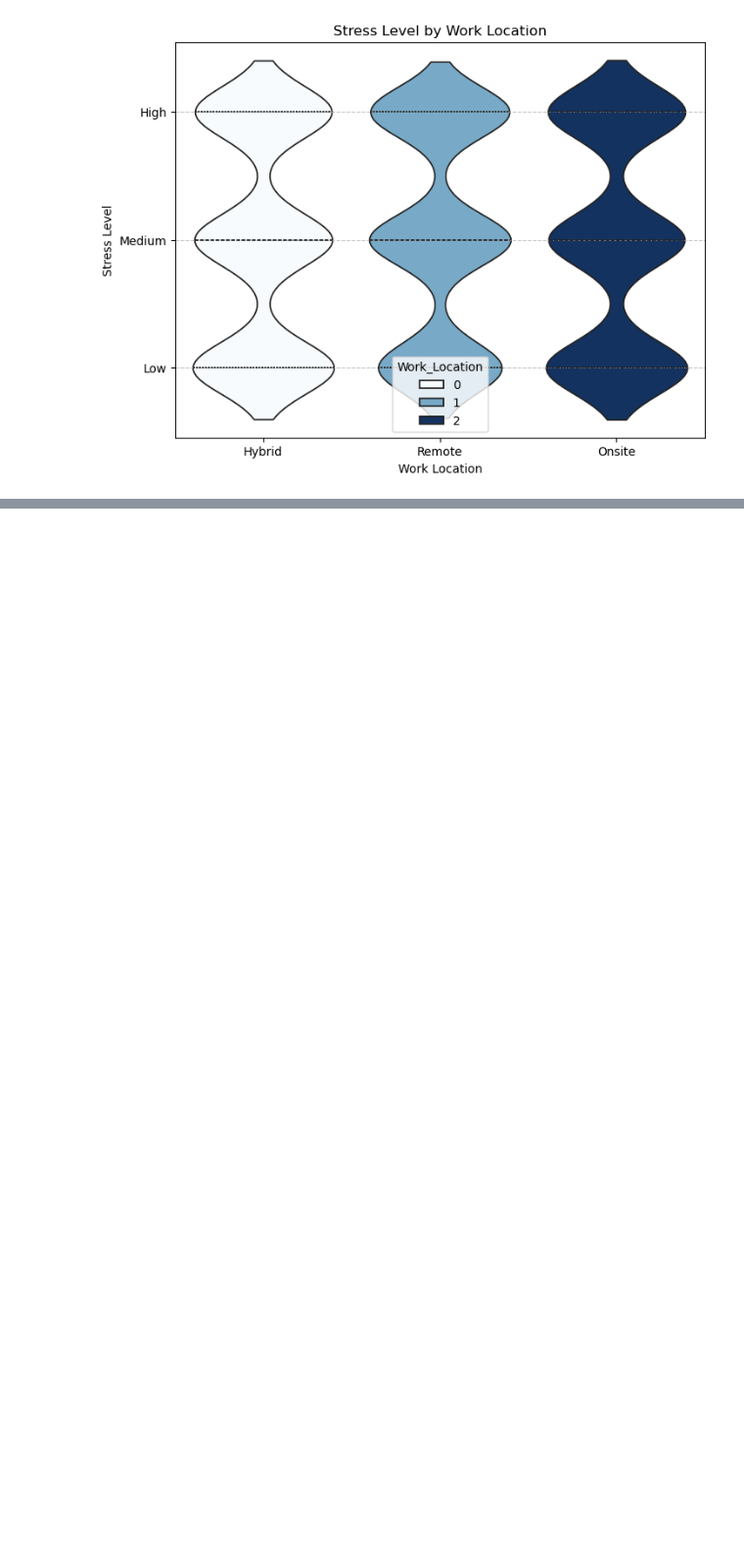
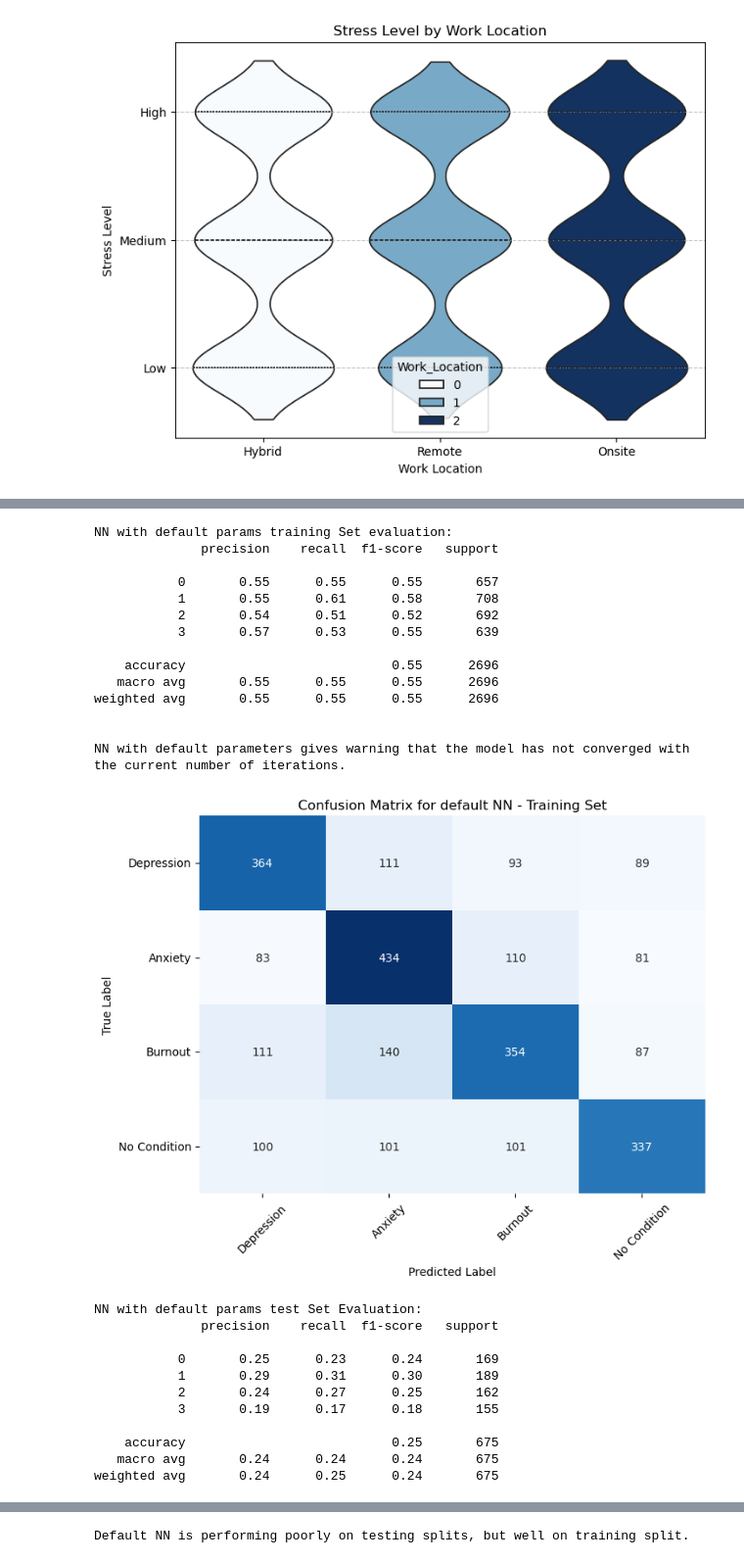
Before and after one commit to johnnyhuyhuynh/MindSpace, a Jupyter notebook: MindSpace-test.ipynb, the cells around one changed output, grey strips where cells are left out. Shown at 98% size. Saved outputs shown, nothing was run; the diff lists cells and outputs as text; code cells hidden in the pictures; blank space fills up the shorter version.

Commit message:
NN, currently overfitting training data

```diff
--- a/MindSpace-test.ipynb
+++ b/MindSpace-test.ipynb
@@ -778,0 +781,78 @@ plt.show()
+# %%
+## Nueral Network (Mohand) ##
+from sklearn.model_selection import train_test_split, GridSearchCV, StratifiedKFold
+from sklearn.metrics import confusion_matrix, classification_report
+from sklearn.neural_network import MLPClassifier
+from sklearn.preprocessing import StandardScaler
+
+# Reusable function to display the confusion matrix
+def plot_confusion_matrix(y_true, y_pred, title='Confusion Matrix'):
+    cm = confusion_matrix(y_true, y_pred)
+
+    # Create the plot
+    plt.figure(figsize=(8, 6))
+    sns.heatmap(cm, annot=True, fmt='d', cmap='Blues', cbar=False,
+                xticklabels=['Depression', 'Anxiety', 'Burnout', 'No Condition'], yticklabels=['Depression', 'Anxiety', 'Burnout', 'No Condition'])
+    plt.title(title)
+    plt.xlabel('Predicted Label')
+    plt.ylabel('True Label')
+    plt.xticks(rotation=45)
+    plt.yticks(rotation=0)
+    plt.grid(False)
+    plt.show()
+
+# Split df into features and target (X, y)
+X = df.drop('Mental_Health_Condition', axis=1)
+y = df['Mental_Health_Condition']
+
+# Scale features with standard sclaer
+scaler = StandardScaler()
+X = scaler.fit_transform(X)
+
+# Split data into training and testing sets
+X_trainNN, X_testNN, y_trainNN, y_testNN = train_test_split(X, y, train_size=0.8)
+
+# NN with default params and train
+default_NN = MLPClassifier()
+default_NN.fit(X_trainNN, y_trainNN)
+
+# Make predictions on both splits for evaluation
+y_trainNN_pred = default_NN.predict(X_trainNN)
+y_testNN_pred = default_NN.predict(X_testNN)
+
+# Evaluation of default NN
+print("\nNN with default params training Set evaluation:")
+print(classification_report(y_trainNN, y_trainNN_pred))
+print('\nNN with default parameters gives warning that the model has not converged with the current number of iterations.')
+plot_confusion_matrix(y_trainNN, y_trainNN_pred, title='Confusion Matrix for default NN - Training Set')
+print("\nNN with default params test Set Evaluation:")
+print(classification_report(y_testNN, y_testNN_pred))
+plot_confusion_matrix(y_testNN, y_testNN_pred, title='Confusion Matrix for default NN - Test Set')
+print('Default NN is performing poorly on testing splits, but well on training split.')
+# %% [output]
+NN with default params training Set evaluation:
+              precision    recall  f1-score   support
+
+           0       0.55      0.55      0.55       657
+           1       0.55      0.61      0.58       708
+           2       0.54      0.51      0.52       692
+           3       0.57      0.53      0.55       639
+
+    accuracy                           0.55      2696
+   macro avg       0.55      0.55      0.55      2696
+weighted avg       0.55      0.55      0.55      2696
+
+
+NN with default parameters gives warning that the model has not converged with the current number of iterations.
+[figure, added]
+NN with default params test Set Evaluation:
+              precision    recall  f1-score   support
+
+           0       0.25      0.23      0.24       169
+           1       0.29      0.31      0.30       189
+           2       0.24      0.27      0.25       162
+           3       0.19      0.17      0.18       155
+
+    accuracy                           0.25       675
+   macro avg       0.24      0.24      0.24       675
+weighted avg       0.24      0.25      0.24       675
@@ -778,0 +860 @@ plt.show()
+Default NN is performing poorly on testing splits, but well on training split.
```
Also changed, not shown: parts of 3 cells of this notebook.
